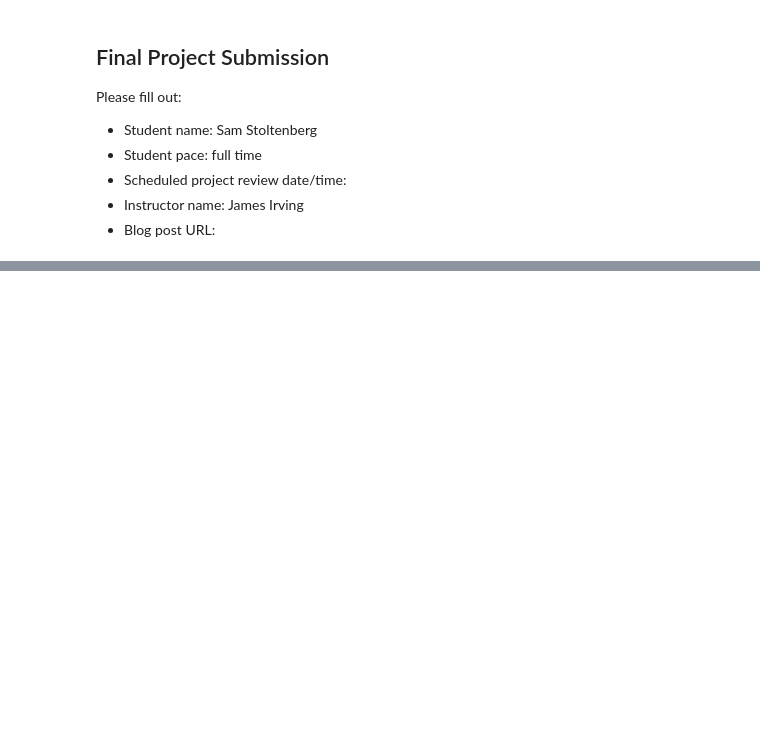
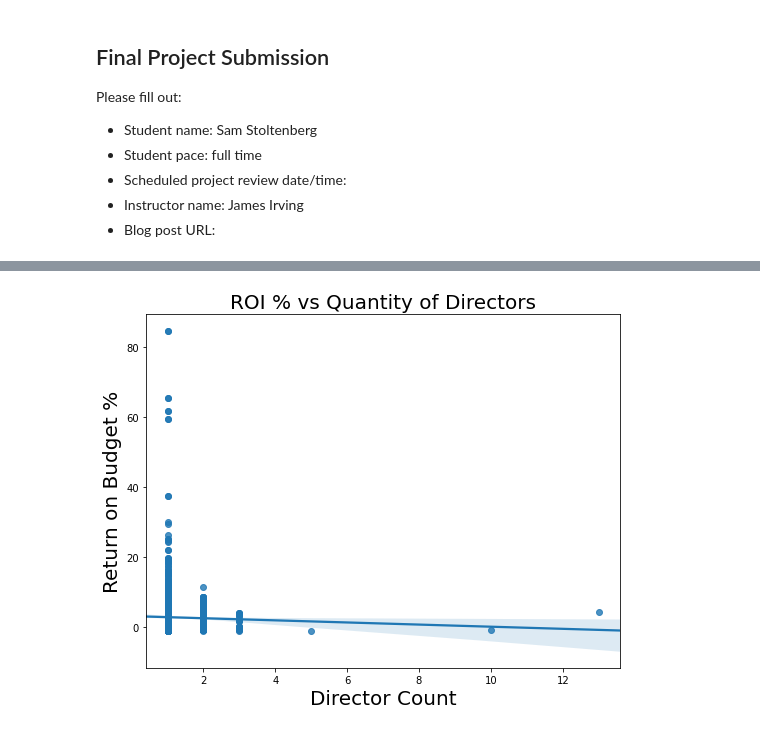
Before and after one commit to skelouse/dsc-mod-1-project-v2-1-onl01-dtsc-ft-070620, a Jupyter notebook: student.ipynb, the cells around one changed output, grey strips where cells are left out. Saved outputs shown, nothing was run; the diff lists cells and outputs as text; code cells hidden in the pictures; blank space fills up the shorter version.

```diff
--- a/student.ipynb
+++ b/student.ipynb
@@ -278,0 +310,19 @@ WHERE startYear > 2000
+# %%
+director_split_df = genre_df.copy(deep=True)
+director_split_df['directors'] = director_split_df['directors'].map(lambda x: x.split(','))
+director_split_df['director_count'] = director_split_df['directors'].map(lambda x: len(x))
+# %%
+# How many directors would be ideal
+fig, ax = plt.subplots(figsize=(8.5, 6.5))
+sns.regplot("director_count", "perc", data=director_split_df, ax=ax)
+ax.set_title("ROI % vs Quantity of Directors")
+ax.title.set_fontsize(20)
+ax.xaxis.label.set_fontsize(20)
+ax.yaxis.label.set_fontsize(20)
+ax.xaxis.label.set_text("Director Count")
+ax.yaxis.label.set_text("Return on Budget %")
+
+# The graph is showing a downward trend the more directors you have
+# So 1 director would be the best case.
+# %% [output]
+[figure, added]
```
Also changed, not shown: parts of 47 cells of this notebook, 27 other files.
